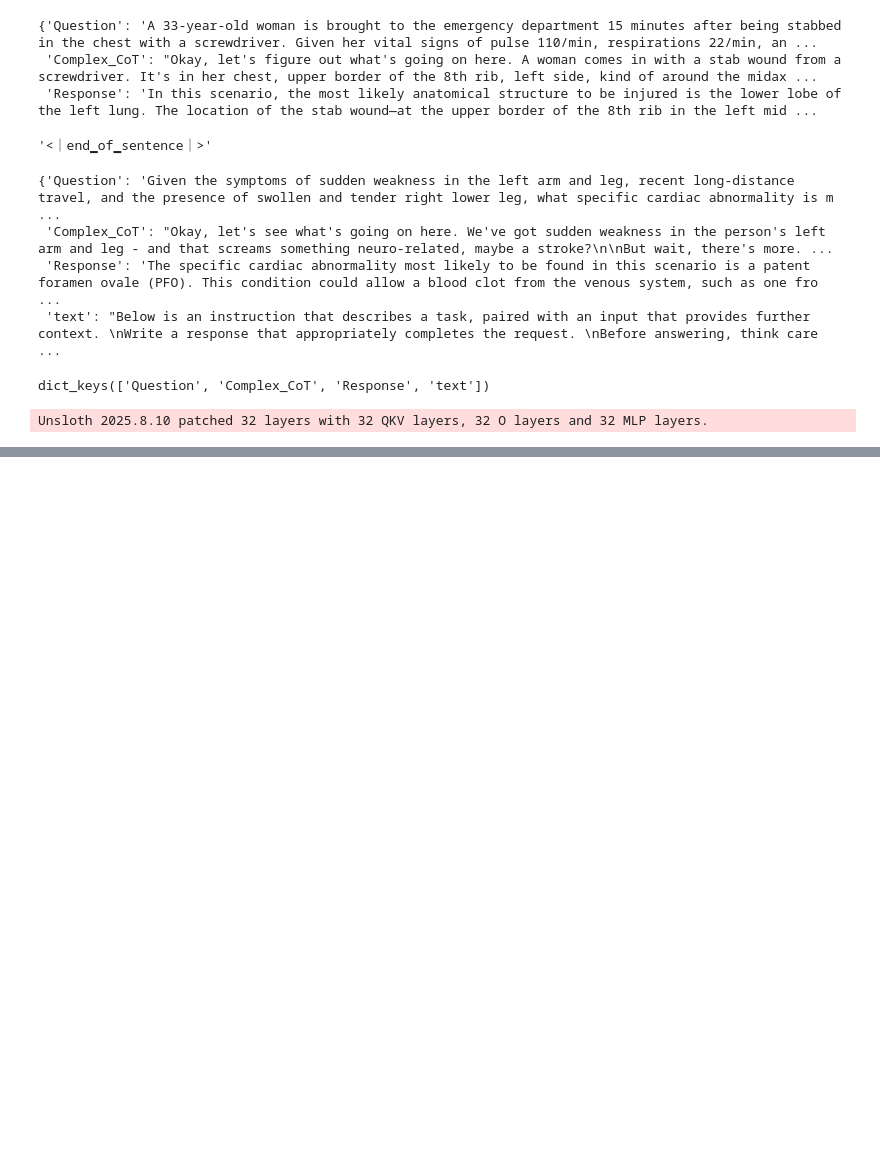
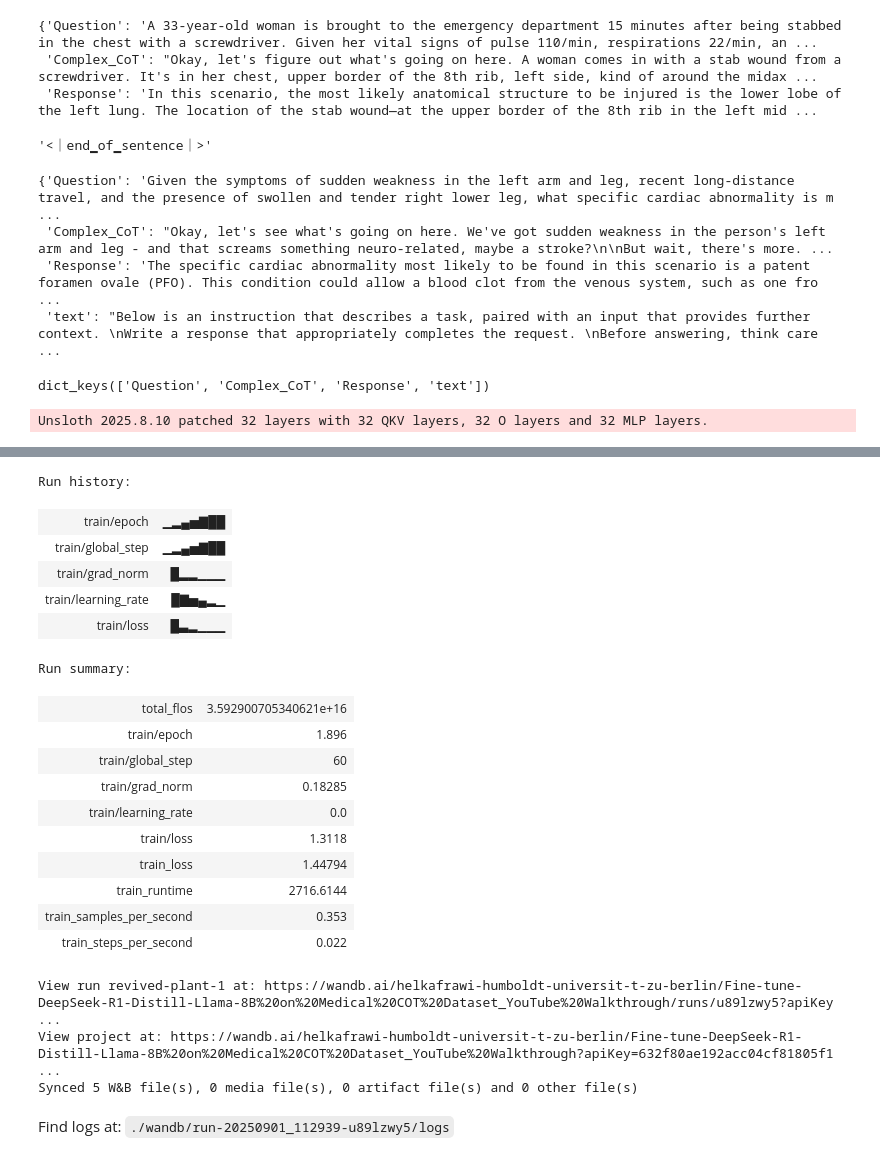
Before and after one commit to hkafrawi/kaggle_portfolio, a Jupyter notebook: fine-tuning-deepseek-r1.ipynb, the cells around one changed output, grey strips where cells are left out. Cells and saved outputs as stored; diff of their text form; code cells hidden in the pictures; blank space fills up the shorter version.

```diff
--- a/fine-tuning-deepseek-r1.ipynb
+++ b/fine-tuning-deepseek-r1.ipynb
@@ -319,0 +341,4 @@ trainer = SFTTrainer(
+# %%
+# Save the fine-tuned model
+wandb.finish()
+# %% [output]
@@ -319,0 +346,21 @@ trainer = SFTTrainer(
+Run history:
+| train/epoch | ▁▂▄▅▇██ |
+| train/global_step | ▁▂▄▅▇██ |
+| train/grad_norm | █▂▂▁▁▁ |
+| train/learning_rate | █▇▅▄▂▁ |
+| train/loss | █▃▂▁▁▁ |
+Run summary:
+| total_flos | 3.592900705340621e+16 |
+| train/epoch | 1.896 |
+| train/global_step | 60 |
+| train/grad_norm | 0.18285 |
+| train/learning_rate | 0.0 |
+| train/loss | 1.3118 |
+| train_loss | 1.44794 |
+| train_runtime | 2716.6144 |
+| train_samples_per_second | 0.353 |
+| train_steps_per_second | 0.022 |
+View run revived-plant-1 at: https://wandb.ai/helkafrawi-humboldt-universit-t-zu-berlin/Fine-tune-DeepSeek-R1-Distill-Llama-8B%20on%20Medical%20COT%20Dataset_YouTube%20Walkthrough/runs/u89lzwy5?apiKey ...
+View project at: https://wandb.ai/helkafrawi-humboldt-universit-t-zu-berlin/Fine-tune-DeepSeek-R1-Distill-Llama-8B%20on%20Medical%20COT%20Dataset_YouTube%20Walkthrough?apiKey=632f80ae192acc04cf81805f1 ...
+Synced 5 W&B file(s), 0 media file(s), 0 artifact file(s) and 0 other file(s)
+Find logs at: ./wandb/run-20250901_112939-u89lzwy5/logs
```
Also changed, not shown: parts of 7 cells of this notebook.
